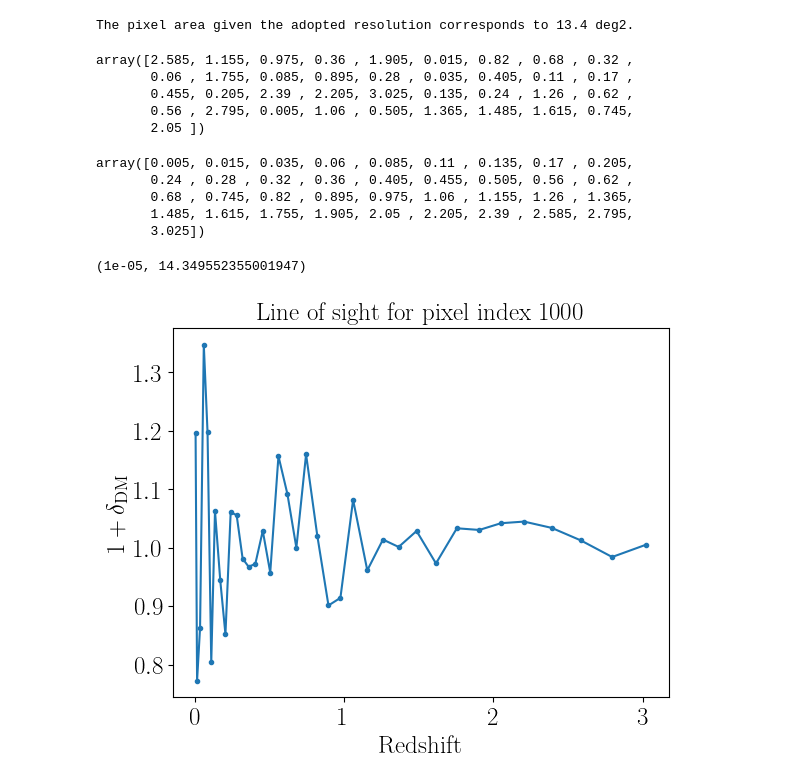
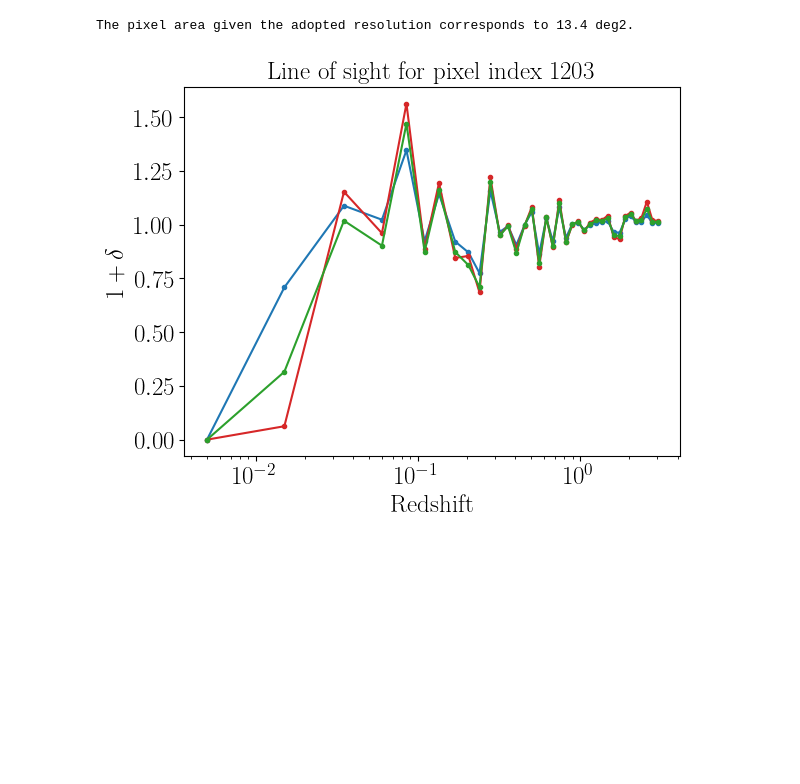
Before and after one commit to u-dupletsa/Radio-Sirens, a Jupyter notebook: prepare_los_file_for_icarogw.ipynb, the cells around one changed output. Cells and saved outputs as stored; diff of their text form; code cells hidden in the pictures; blank space fills up the shorter version.

Commit message:
added HI-star los maps

```diff
--- a/prepare_los_file_for_icarogw.ipynb
+++ b/prepare_los_file_for_icarogw.ipynb
@@ -117,19 +119,30 @@ for file in os.listdir(PATH_TO_MAPS):
+# %%
+zz_star_mass, star_mass_map = get_map_from_data(PATH_TO_MAPS + 'Mstar/')
+zz_HI_mass, HI_mass_map = get_map_from_data(PATH_TO_MAPS + 'MHI/')
+zz_counts, count_map = get_map_from_data(PATH_TO_MAPS + 'count_maps/')
+# %%
+redshift_grid = np.array([0.005, 0.015, 0.035, 0.06 , 0.085, 0.11 , 0.135, 0.17 , 0.205,
+            0.24 , 0.28 , 0.32 , 0.36 , 0.405, 0.455, 0.505, 0.56 , 0.62 ,
+            0.68 , 0.745, 0.82 , 0.895, 0.975, 1.06 , 1.155, 1.26 , 1.365,
+            1.485, 1.615, 1.755, 1.905, 2.05 , 2.205, 2.39 , 2.585, 2.795,
+            3.025])
+# %%
+icaro_star_map = np.zeros((len(redshift_grid), npix_output))
+icaro_HI_map = np.zeros((len(redshift_grid), npix_output))
+icaro_count_map = np.zeros((len(redshift_grid), npix_output))
+
+for i, redshift_value in enumerate(redshift_grid):
+    # add 1 to the number density contrast map to get the number density map, and store it in the 3D array
+    # this quantity represent 1 + delta = n/nbar, where n is the number density in each pixel and nbar is the mean number density across the sky
+    icaro_star_map[i] = 1 + np.array(star_mass_map[str(redshift_value)])
+    icaro_HI_map[i] = 1 + np.array(HI_mass_map[str(redshift_value)])
+    icaro_count_map[i] = 1 + np.array(count_map[str(redshift_value)])
+
+icaro_star_df = pd.DataFrame(icaro_star_map)
+icaro_HI_df = pd.DataFrame(icaro_HI_map)
+icaro_count_df = pd.DataFrame(icaro_count_map)
 # %%
-zmean_vec = np.array(zmean_vec)
-zmean_vec
+# where icaro_df == 0 replace with a small value to avoid issues with log(0) in the icarogw code
+icaro_star_df[icaro_star_df == 0] = 1e-5
+icaro_HI_df[icaro_HI_df == 0] = 1e-5
+icaro_count_df[icaro_count_df == 0] = 1e-5
-# %% [output]
-array([2.585, 1.155, 0.975, 0.36 , 1.905, 0.015, 0.82 , 0.68 , 0.32 ,
-       0.06 , 1.755, 0.085, 0.895, 0.28 , 0.035, 0.405, 0.11 , 0.17 ,
-       0.455, 0.205, 2.39 , 2.205, 3.025, 0.135, 0.24 , 1.26 , 0.62 ,
-       0.56 , 2.795, 0.005, 1.06 , 0.505, 1.365, 1.485, 1.615, 0.745,
-       2.05 ])
-# %%
-#order the zmean_vec
-zmean_vec = np.sort(zmean_vec)
-zmean_vec
-# %% [output]
-array([0.005, 0.015, 0.035, 0.06 , 0.085, 0.11 , 0.135, 0.17 , 0.205,
-       0.24 , 0.28 , 0.32 , 0.36 , 0.405, 0.455, 0.505, 0.56 , 0.62 ,
-       0.68 , 0.745, 0.82 , 0.895, 0.975, 1.06 , 1.155, 1.26 , 1.365,
-       1.485, 1.615, 1.755, 1.905, 2.05 , 2.205, 2.39 , 2.585, 2.795,
-       3.025])
@@ -149,15 +153,14 @@ icaro_df.to_hdf('hi_data/map4icaro_lmax%s_zmin%s_zmax%s_nside%s.hdf5' %(lmax,zme
-# %%
-# global min and max values of the map
-icaro_df.min().min(), icaro_df.max().max()
-# %% [output]
-(1e-05, 14.349552355001947)
 # %%
 # plot the 1 + delta quantity for a given line of sight (i.e. a given pixel) as a function of redshift
-pixel_index = 1000
-plt.plot(zmean_vec, icaro_df[pixel_index], marker='.', color='tab:blue')
+pixel_index = 1203
+plt.plot(redshift_grid, icaro_count_df[pixel_index], marker='.', color='tab:blue', label = r'\rm Count map')
+plt.plot(redshift_grid, icaro_star_df[pixel_index], marker='.', color='tab:red', label = r'\rm Stellar mass map')
+plt.plot(redshift_grid, icaro_HI_df[pixel_index], marker='.', color='tab:green', label = r'\rm HI mass map')
+#plt.plot(redshift_grid, icaro_mass_ov_df[pixel_index], marker='.', color='black', label = r'\rm mass_ov mass')
 plt.xlabel(r'\rm Redshift')
-plt.ylabel(r'\rm $1 + \delta_{\rm DM}$')
+plt.ylabel(r'\rm $1 + \delta$')
+plt.xscale('log')
 plt.title(rf'\rm Line of sight for pixel index {pixel_index}')
 plt.show()
 # %% [output]
-[figure, old version]
+[figure, new version]
```
Also changed, not shown: parts of 5 cells of this notebook.
